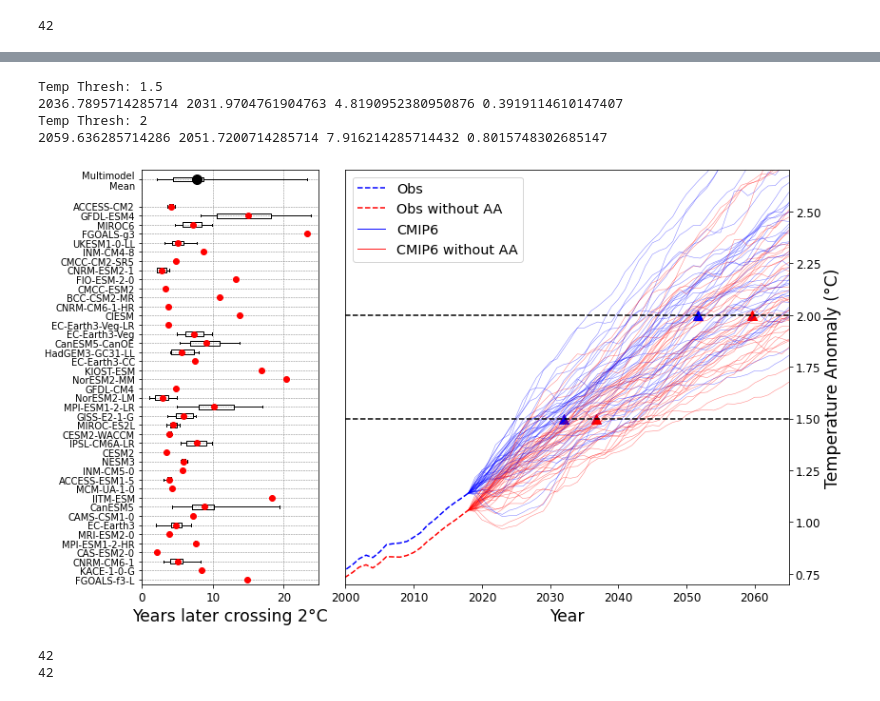
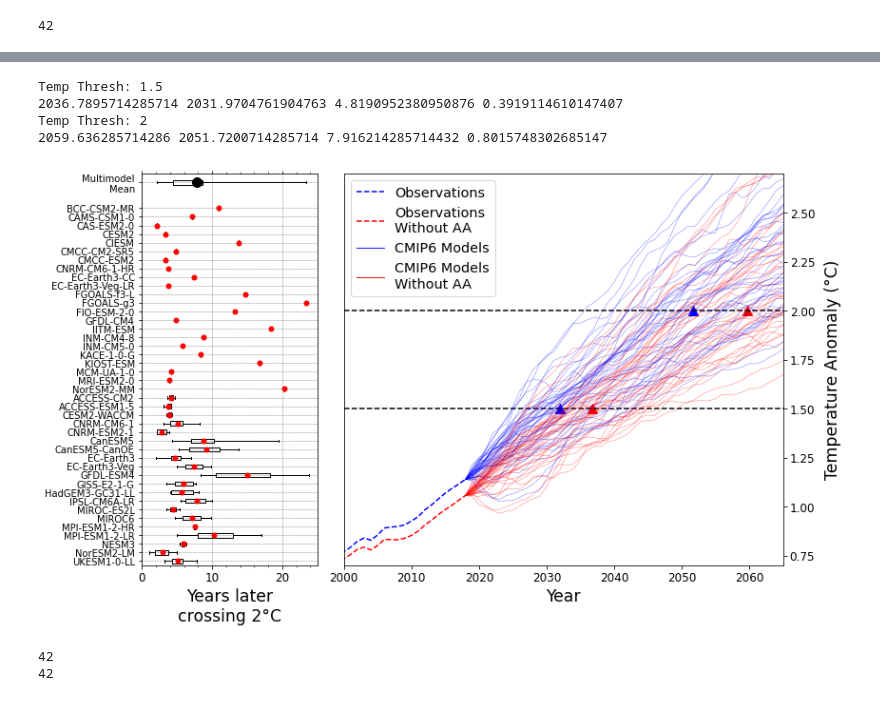
Before and after one commit to alistairduffey/AAandParis, a Jupyter notebook: plotting_v8.ipynb, the cells around one changed output, grey strips where cells are left out. Drawn from its saved outputs; the diff is of its cells as text; code cells hidden in the pictures.

Commit message:
more plotting updates

```diff
--- a/plotting_v8.ipynb
+++ b/plotting_v8.ipynb
@@ -472,16 +473,39 @@ plt.show()
+# %%
+ordered_models = pd.DataFrame({'Model': models,
+                               'Ensemble_members_count': None}).set_index('Model')
+for model in ordered_models.index:
+    count = len(out_df_ME[out_df_ME['Model']==model]['Ensemble_member'].unique())
+    ordered_models['Ensemble_members_count'][model] = count
+
+single_mem_models = ordered_models[ordered_models['Ensemble_members_count']==1]
+multi_mem_models = ordered_models[ordered_models['Ensemble_members_count'] != 1]
+
+#sort alphabetically for each category
+single_mem_models.sort_index(inplace=True)
+single_mem_models = single_mem_models[::-1]
+multi_mem_models.sort_index(inplace=True)
+multi_mem_models = multi_mem_models[::-1]
+#recombine
+ordered_models = pd.concat([multi_mem_models, single_mem_models])
+
+#print(ordered_models)
 # %%
 ## combine both plots
 
+
 #models = ensemble_members['model']
 #out_df_ME.dropna(inplace=True)
-vectors = [out_df_ME[out_df_ME['Model']==m]['gap'] for m in models]
+vectors = [out_df_ME[out_df_ME['Model']==m]['gap'] for m in ordered_models.index]
 means = np.array([list(v)[0] for v in vectors])
-
+multi_mem_vectors = [out_df_ME[out_df_ME['Model']==m]['gap'] for m in multi_mem_models.index]
+single_mem_vectors = [out_df_ME[out_df_ME['Model']==m]['gap'] for m in single_mem_models.index]
 
 
 fig, (ax2, ax1) = plt.subplots(1,2,figsize=(12,7), gridspec_kw={'width_ratios': [1, 2.5]})
 plt.rcParams['font.size'] = '12'
 
+ax1.axhline(2, color='k',ls='--')
+ax1.axhline(1.5, color='k',ls='--')
 for i in range(len(blues)):
     ax1.plot(years[i], blues[i],
              c='b', alpha=0.5, linewidth=0.5)
@@ -491,23 +515,22 @@ for i in range(len(blues)):
 
 ## add observations:
 ax1.plot(Obs_df['year'], Obs_df['world_tas'], c='blue',
-         linestyle='--', label='Obs')
+         linestyle='--', label='Observations')
 ax1.plot(Obs_df['year'], Obs_df['no_arctic_tas'], c='red',
-         linestyle='--', label='Obs without AA')
+         linestyle='--', label='Observations\nWithout AA')
 
 # legend_without_duplicate_labels(ax1,fontsize='large')
 
-ax1.plot([],[],lw=0.9,label='CMIP6',color='b')
-ax1.plot([],[],lw=0.9,label='CMIP6 without AA',color='r')
+ax1.plot([],[],lw=0.9,label='CMIP6 Models',color='b')
+ax1.plot([],[],lw=0.9,label='CMIP6 Models\nWithout AA',color='r')
 
 ax1.legend(fontsize='large')
 
 
 ax1.set_xlim(2000,2065)
 ax1.set_ylim(0.7, 2.7)
-ax1.axhline(2, color='k',ls='--')
-ax1.axhline(1.5, color='k',ls='--')
-ax1.set_ylabel('Temperature Anomaly (°C)',fontsize='x-large')
+
+ax1.set_ylabel('Temperature Anomaly (°C)',fontsize='x-large', labelpad=10)
 ax1.set_xlabel('Year',fontsize='x-large')
 ax1.yaxis.tick_right()
 ax1.yaxis.set_label_position('right')
@@ -518,7 +541,7 @@ ax1.yaxis.set_label_position('right')
 ax2.boxplot(vectors,positions=np.arange(len(vectors)),whis=[0,100],
            showmeans=True,medianprops={'linewidth':0}, vert=False,
             meanprops={'marker':'o',
-                       #'markersize':10,
+                       'markersize':5,
               'markerfacecolor':'r',
               'markeredgecolor':'r'})
 mm_shift = 2
@@ -532,39 +555,41 @@ ax2.boxplot(means,positions=[len(vectors)+mm_shift],widths=0.5,
                       'markeredgecolor':'black'},
           vert=False)
 
 
 ax2.set_ylim(-0.5,len(vectors)+mm_shift+1)
-ax2.set_xlabel(f'Years later crossing {temp_thresh}°C',fontsize='x-large')
+ax2.set_xlabel(f'Years later\ncrossing {temp_thresh}°C',fontsize='x-large')
+
+ax2.tick_params(axis="x",direction="out", which='both', top=True, labeltop=False, bottom=True, labelbottom=True)
+ax2.xaxis.set_minor_locator(AutoMinorLocator())
 ax2.grid(color = 'gray', linestyle = '--', linewidth = 0.5)
-ax2.set_yticklabels(list(models)+['Multimodel\nMean'],rotation=0, fontsize='small')
+ax2.set_yticklabels(list(ordered_models.index)+['Multimodel\nMean'],rotation=0, fontsize='small')
 
 markersize=100
 marker='^'
 for temp_thresh in [1.5,2]:
 
     out_df = out_dfs[temp_thresh]
 
     x,y = np.nanmean(out_df['No_arctic_crossing_year']), np.nanmean(out_df['World_crossing_year'])
-    error = stats.sem(out_df['No_arctic_crossing_year']-out_df['World_crossing_year'])
-
+    z = stats.sem(out_df['gap'])
     ax1.scatter(x,temp_thresh,color='r',marker=marker,s=markersize)
     ax1.scatter(y,temp_thresh,color='b',marker=marker,s=markersize)
 
     print(f'Temp Thresh: {temp_thresh}')
-    print(x,y,x-y, error)
+    print(x,y,x-y,z)
 
 
 # fig = plt.gcf()
 plt.tight_layout()
 plt.savefig('Figures/Combined.png', dpi=300)
 
 plt.show()
 # %% [output]
 Temp Thresh: 1.5
 2036.7895714285714 2031.9704761904763 4.8190952380950876 0.3919114610147407
 Temp Thresh: 2
 2059.636285714286 2051.7200714285714 7.916214285714432 0.8015748302685147
-[figure, old version]
+[figure, new version]
 # %%
 print(len(blues))
 print(len(vectors))
```
Also changed, not shown: parts of 3 cells of this notebook, 1 other file.
